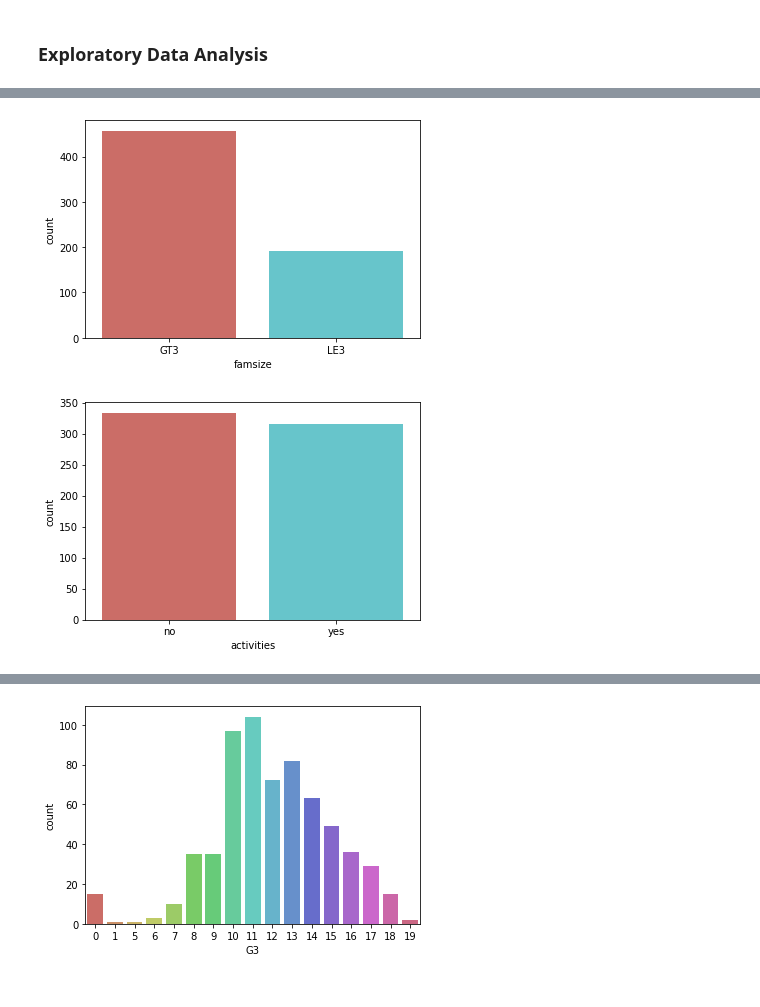
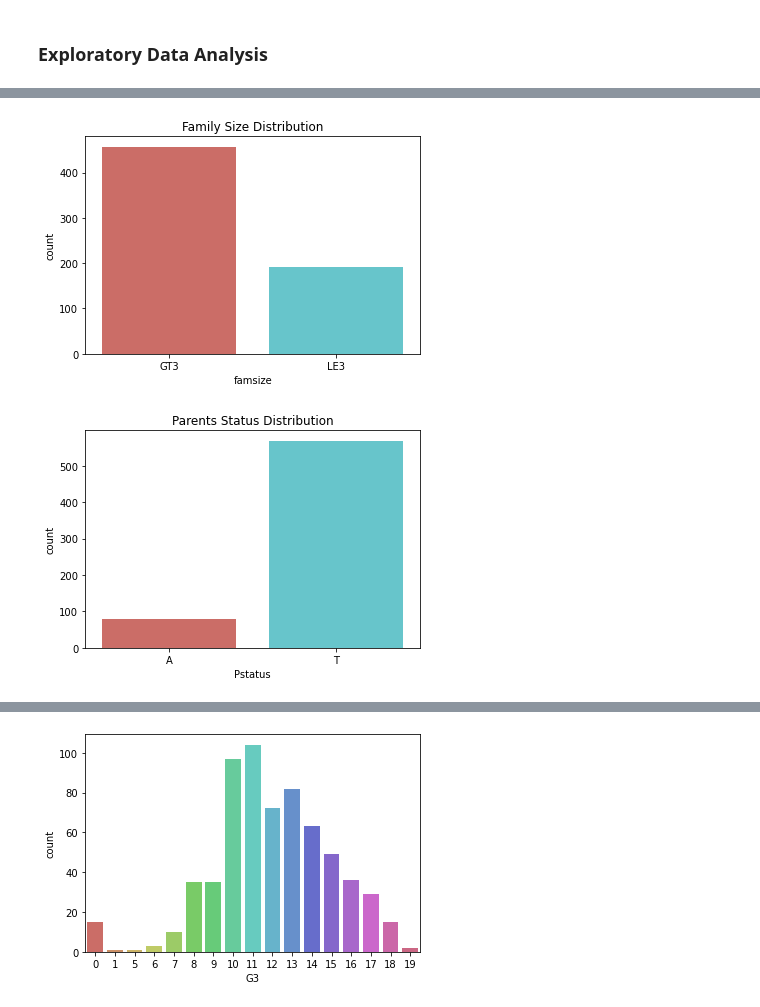
Before and after one commit to stephyap/ph1978L_finalproject, a Jupyter notebook: ph1978L_finalproject.ipynb, the cells around one changed output, grey strips where cells are left out. Drawn from its saved outputs; the diff is of its cells as text; code cells hidden in the pictures.

```diff
--- a/ph1978L_finalproject.ipynb
+++ b/ph1978L_finalproject.ipynb
@@ -39,9 +40,9 @@ import warnings
 warnings.filterwarnings(action= 'ignore')
 # %%
 # read in the data
-# df = pd.read_csv("./Data/school_grades_dataset.csv")
+df = pd.read_csv("./Data/school_grades_dataset.csv")
 # df = pd.read_csv("/Users/joy4031/OneDrive - The University of Texas Health Science Center at Houston/F21/1978/school_grades_dataset.csv")
-df = pd.read_csv("/Users/hunter/Downloads/school_grades_dataset.csv")
+# df = pd.read_csv("/Users/hunter/Downloads/school_grades_dataset.csv")
 # %% [markdown]
 # Scenario 1 -  Classification with two levels (pass/fail);
 # %%
@@ -1003,10 +994,14 @@ plt.show()
 # %%
 sns.countplot(x='famsize', data=df3, palette='hls')
+plt.title('Family Size Distribution')
+plt.savefig('famsize.png', bbox_inches='tight')
 plt.show()
 # %% [output]
-[figure, old version]
+[figure, new version]
 # %%
-sns.countplot(x='activities', data=df3, palette='hls')
+sns.countplot(x='Pstatus', data=df3, palette='hls')
+plt.title('Parents Status Distribution')
+plt.savefig('pstatus.png', bbox_inches='tight')
 plt.show()
 # %% [output]
-[figure, old version]
+[figure, new version]
```
Also changed, not shown: parts of 80 cells of this notebook, 11 other files.
